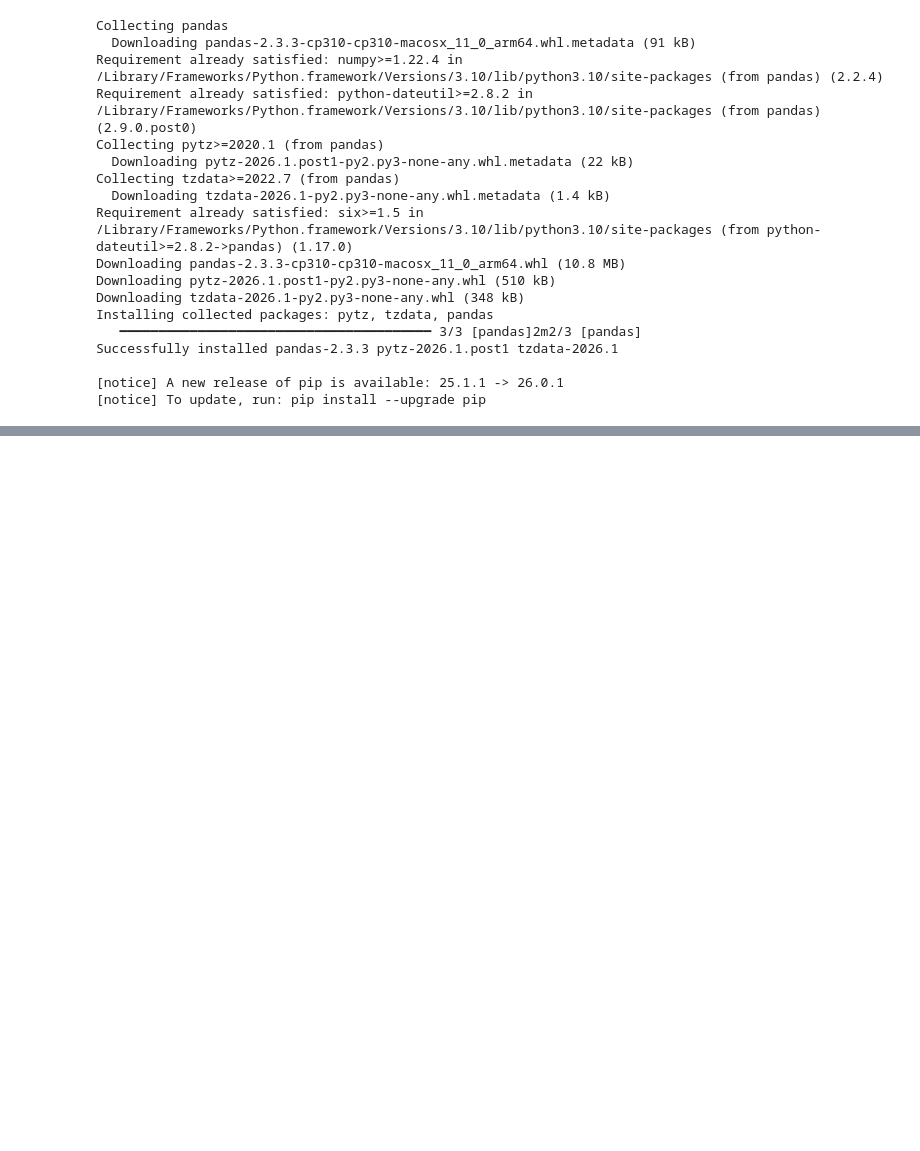
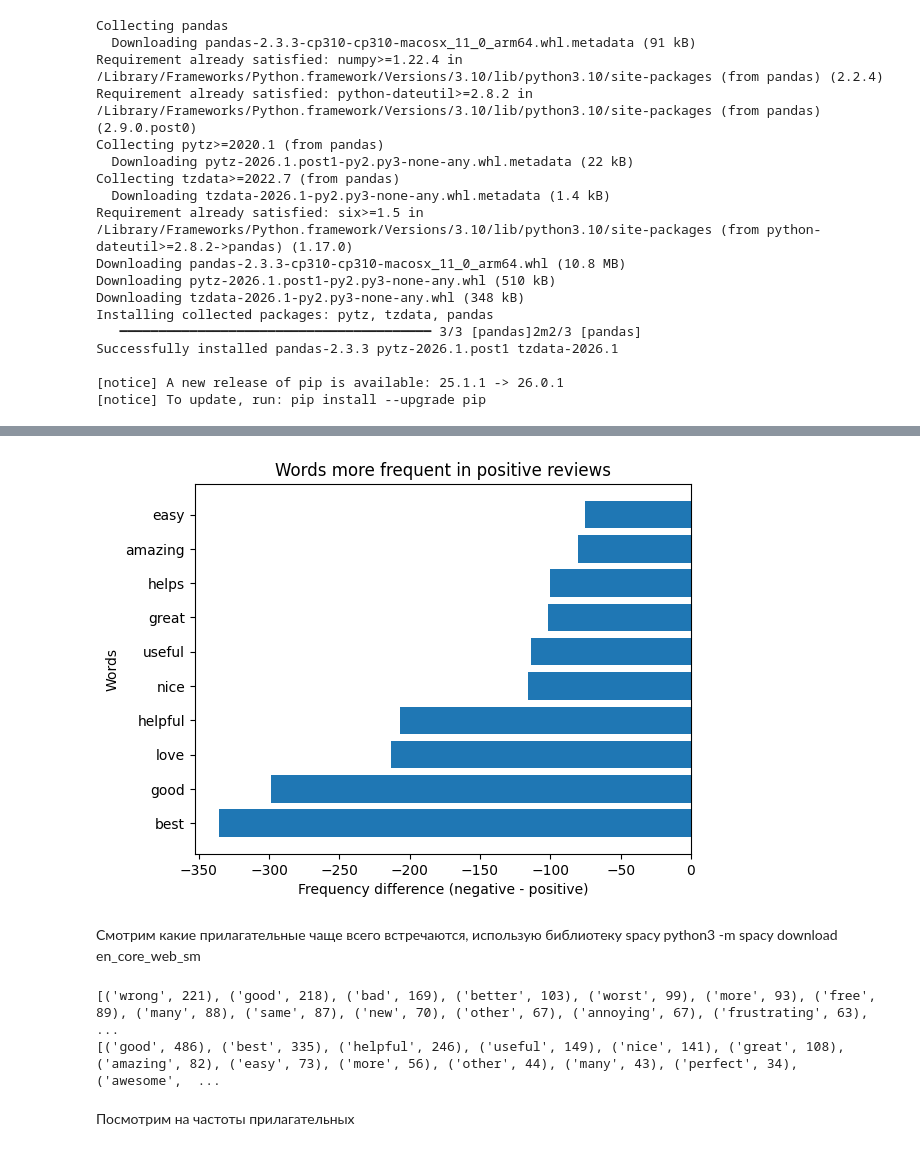
Before and after one commit to ashurkina/cl-project1, a Jupyter notebook: notebooks/analysis.ipynb, the cells around one changed output, grey strips where cells are left out. Drawn from its saved outputs; the diff is of its cells as text; code cells hidden in the pictures; blank space fills up the shorter version.

```diff
--- a/notebooks/analysis.ipynb
+++ b/notebooks/analysis.ipynb
@@ -27,0 +118,13 @@ ModuleNotFoundError: No module named 'pandas'
+# %%
+from nltk.corpus import stopwords
+from nltk.tokenize import wordpunct_tokenize
+
+stop_words = set(stopwords.words('english'))
+
+def preprocess(text):
+    tokens = wordpunct_tokenize(text.lower())
+    tokens = [w for w in tokens if w.isalpha()]
+    tokens = [w for w in tokens if w not in stop_words]
+    return tokens
+
+df['tokens'] = df['content'].apply(preprocess)
@@ -27,0 +197,14 @@ ModuleNotFoundError: No module named 'pandas'
+# %%
+plt.figure()
+
+plt.barh(top_pos['word'], top_pos['diff'])
+plt.title("Words more frequent in positive reviews")
+plt.xlabel("Frequency difference (negative - positive)")
+plt.ylabel("Words")
+
+plt.show()
+# %% [output]
+[figure, added]
+# %% [markdown]
+Смотрим какие прилагательные чаще всего встречаются, использую библиотеку spacy
+python3 -m spacy download en_core_web_sm
@@ -27,0 +223,19 @@ ModuleNotFoundError: No module named 'pandas'
+# %%
+from collections import Counter
+
+neg_adj = []
+pos_adj = []
+
+for adjs, label in zip(df['adjectives'], df['label']):
+    if label == 'negative':
+        neg_adj.extend(adjs)
+    else:
+        pos_adj.extend(adjs)
+
+print(Counter(neg_adj).most_common(15))
+print(Counter(pos_adj).most_common(15))
+# %% [output]
+[('wrong', 221), ('good', 218), ('bad', 169), ('better', 103), ('worst', 99), ('more', 93), ('free', 89), ('many', 88), ('same', 87), ('new', 70), ('other', 67), ('annoying', 67), ('frustrating', 63), ...
+[('good', 486), ('best', 335), ('helpful', 246), ('useful', 149), ('nice', 141), ('great', 108), ('amazing', 82), ('easy', 73), ('more', 56), ('other', 44), ('many', 43), ('perfect', 34), ('awesome',  ...
+# %% [markdown]
+Посмотрим на частоты прилагательных
```
Also changed, not shown: parts of 69 cells of this notebook.
